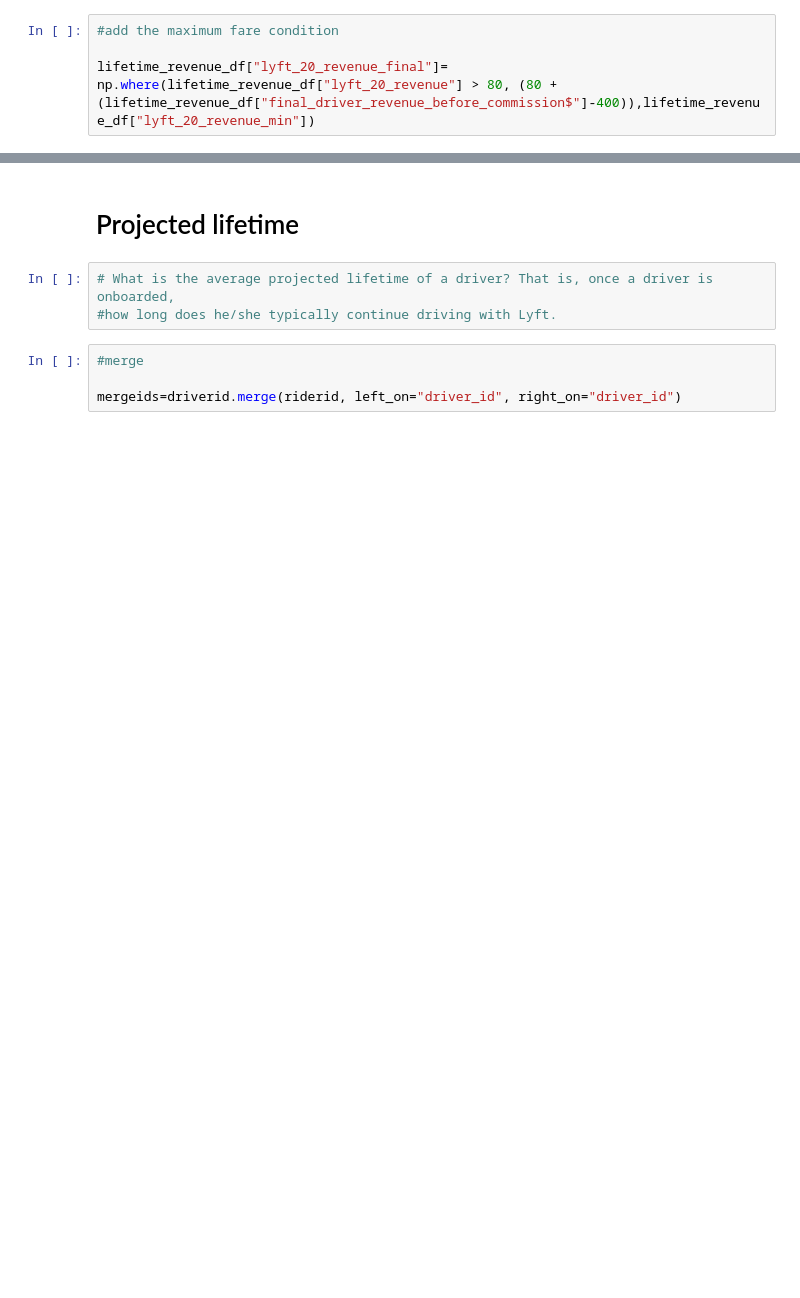
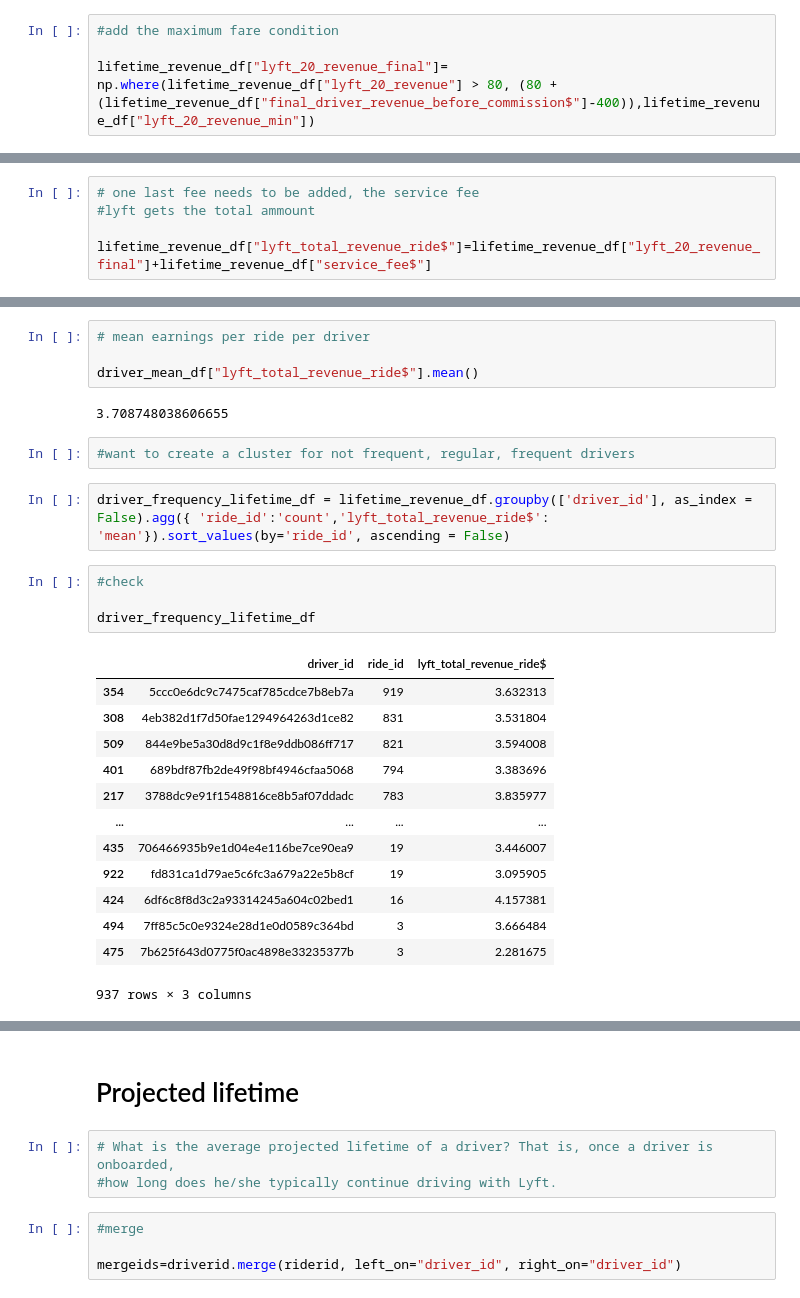
Before and after one commit to Brunadiasmiguel/challenge_drive, a Jupyter notebook: data_wrangling.ipynb, the cells around one changed output, grey strips where cells are left out. Cells and saved outputs as stored; diff of their text form; blank space fills up the shorter version.

```diff
--- a/data_wrangling.ipynb
+++ b/data_wrangling.ipynb
@@ -1071,0 +656,5 @@ total_revenue_df["cost_waiting_time$"].value_counts()
+# %%
+# one last fee needs to be added, the service fee
+#lyft gets the total ammount
+
+lifetime_revenue_df["lyft_total_revenue_ride$"]=lifetime_revenue_df["lyft_20_revenue_final"]+lifetime_revenue_df["service_fee$"]
@@ -1071,0 +694,28 @@ total_revenue_df["cost_waiting_time$"].value_counts()
+# %%
+# mean earnings per ride per driver
+
+driver_mean_df["lyft_total_revenue_ride$"].mean()
+# %% [output]
+3.708748038606655
+# %%
+#want to create a cluster for not frequent, regular, frequent drivers
+# %%
+driver_frequency_lifetime_df = lifetime_revenue_df.groupby(['driver_id'], as_index = False).agg({ 'ride_id':'count','lyft_total_revenue_ride$': 'mean'}).sort_values(by='ride_id', ascending = False)
+# %%
+#check
+
+driver_frequency_lifetime_df
+# %% [output]
+|  | driver_id | ride_id | lyft_total_revenue_ride$ |
+| 354 | 5ccc0e6dc9c7475caf785cdce7b8eb7a | 919 | 3.632313 |
+| 308 | 4eb382d1f7d50fae1294964263d1ce82 | 831 | 3.531804 |
+| 509 | 844e9be5a30d8d9c1f8e9ddb086ff717 | 821 | 3.594008 |
+| 401 | 689bdf87fb2de49f98bf4946cfaa5068 | 794 | 3.383696 |
+| 217 | 3788dc9e91f1548816ce8b5af07ddadc | 783 | 3.835977 |
+| ... | ... | ... | ... |
+| 435 | 706466935b9e1d04e4e116be7ce90ea9 | 19 | 3.446007 |
+| 922 | fd831ca1d79ae5c6fc3a679a22e5b8cf | 19 | 3.095905 |
+| 424 | 6df6c8f8d3c2a93314245a604c02bed1 | 16 | 4.157381 |
+| 494 | 7ff85c5c0e9324e28d1e0d0589c364bd | 3 | 3.666484 |
+| 475 | 7b625f643d0775f0ac4898e33235377b | 3 | 2.281675 |
+937 rows × 3 columns
```
Also changed, not shown: parts of 121 cells of this notebook.
